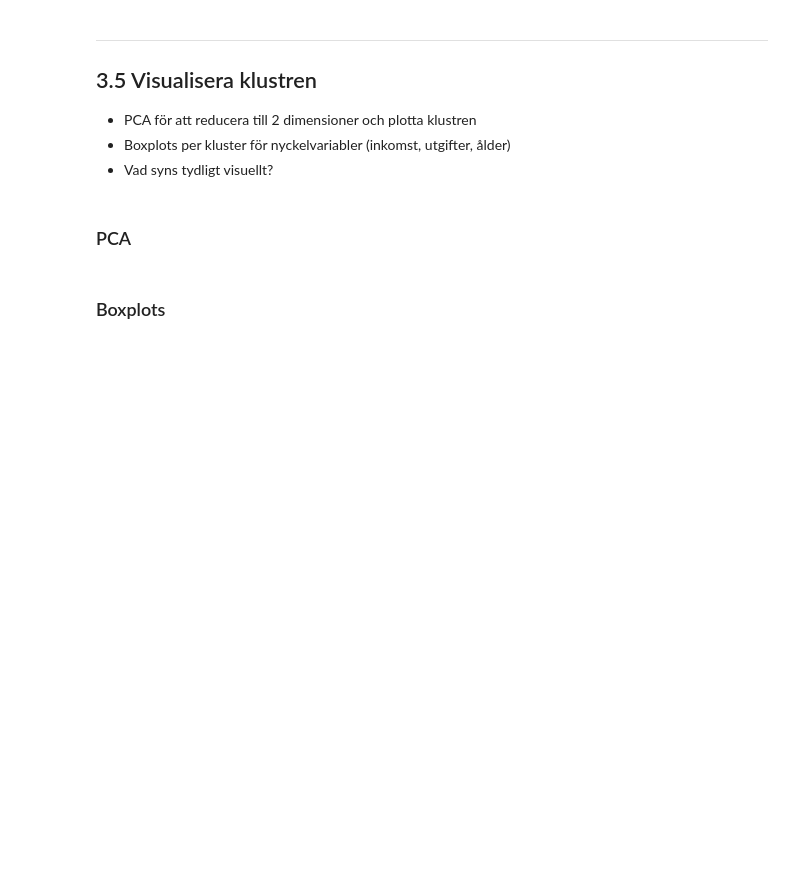
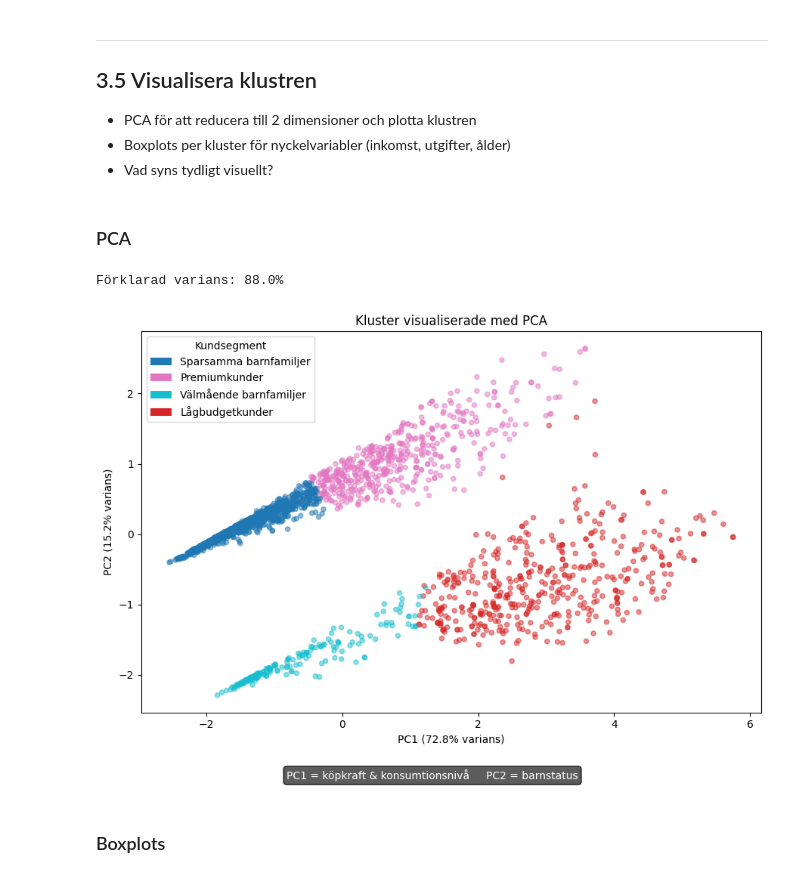
Before and after one commit to davidfjellstrom/Unsupervised-machine-learning, a Jupyter notebook: 03_klustring.ipynb, the cells around one changed output. Cells and saved outputs as stored; diff of their text form; code cells hidden in the pictures; blank space fills up the shorter version.

```diff
--- a/03_klustring.ipynb
+++ b/03_klustring.ipynb
@@ -112,22 +129,41 @@ print(df['Cluster'].value_counts().sort_index())
 # %%
 # PCA - används för att visualisera klustren i ett 2D-plan
 # Vi har 5 variabler (dimensioner) — PCA krymper dem till 2 så vi kan rita en graf
 pca = PCA(n_components=2, random_state=42)
 X_pca = pca.fit_transform(X_scaled)
 
 # Hur mycket av informationen behålls efter krympningen?
 print(f'Förklarad varians: {pca.explained_variance_ratio_.sum():.1%}')
 
+
+
 # Rita klustren i det nya 2D-planet
 plt.figure(figsize=(9, 6))
 scatter = plt.scatter(X_pca[:, 0], X_pca[:, 1],
                       c=df['Cluster'], cmap='tab10', alpha=0.5, s=20)
-plt.colorbar(scatter, label='Kluster')
+from matplotlib.patches import Patch
+
+legend_elements = [
+    Patch(facecolor='tab:blue', label='Sparsamma barnfamiljer'),
+    Patch(facecolor='tab:pink', label='Premiumkunder'),
+    Patch(facecolor='tab:cyan', label='Välmående barnfamiljer'),
+    Patch(facecolor='tab:red', label='Lågbudgetkunder')
+]
+
+plt.legend(handles=legend_elements, title='Kundsegment')
+
 plt.title('Kluster visualiserade med PCA')
 plt.xlabel(f'PC1 ({pca.explained_variance_ratio_[0]*100:.1f}% varians)')
 plt.ylabel(f'PC2 ({pca.explained_variance_ratio_[1]*100:.1f}% varians)')
 plt.tight_layout()
+plt.figtext(0.5, -0.05,
+            'PC1 = köpkraft & konsumtionsnivå     PC2 = barnstatus',
+            ha='center', fontsize=10, color='white',
+            bbox=dict(boxstyle='round', facecolor='#333333', alpha=0.8))
 plt.show()
+# %% [output]
+Förklarad varians: 88.0%
+[figure, added]
 # %% [markdown]
 ### Boxplots
 # %%
```
Also changed, not shown: parts of 6 cells of this notebook.
